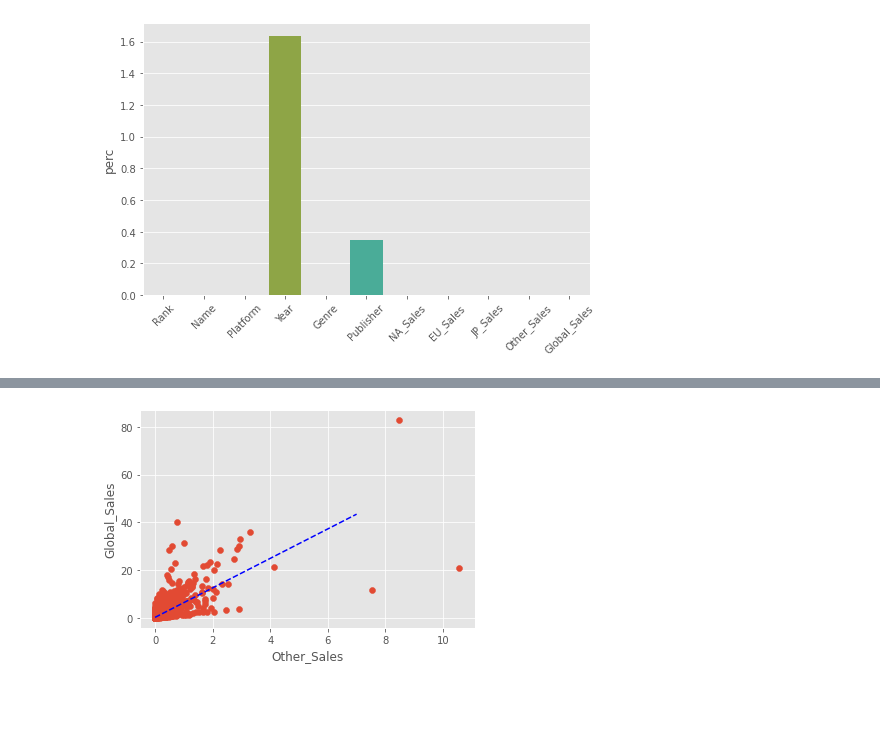
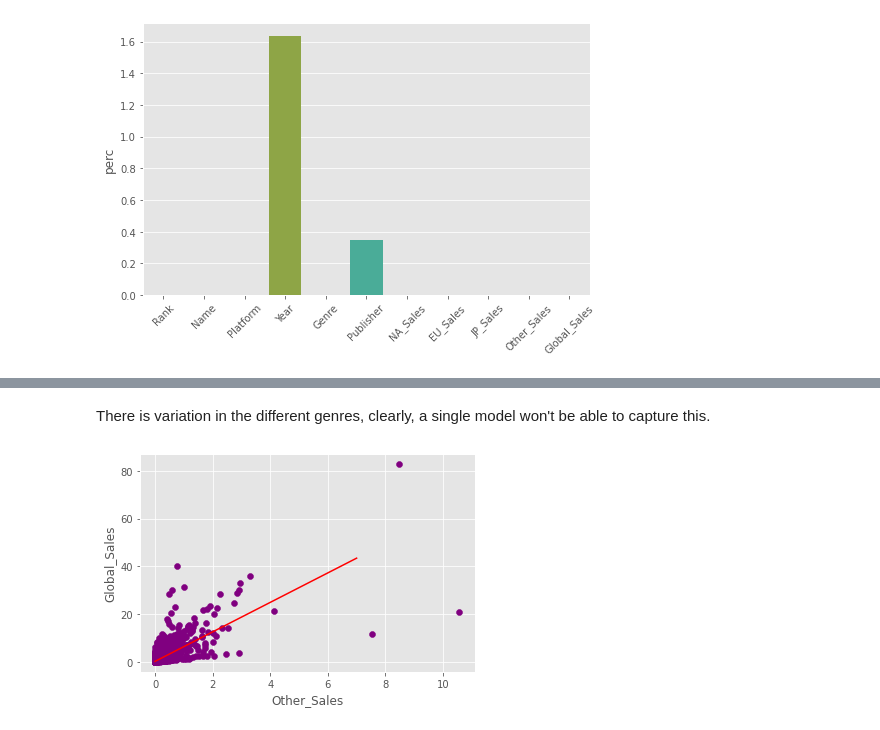
Before and after one commit to ada-k/HierarchicalModeling, a Jupyter notebook: hm.ipynb, the cells around one changed output, grey strips where cells are left out. Drawn from its saved outputs; the diff is of its cells as text; code cells hidden in the pictures; blank space fills up the shorter version.

Commit message:
hm modeling, accuracy not at its best - just implementation

```diff
--- a/hm.ipynb
+++ b/hm.ipynb
@@ -64,18 +66,18 @@ The dataset has 16598 rows and 11 columns.
 # %%
 # unique
 # %%
-# a = data.Platform.unique().tolist()
-# a[:15]
+# # a = data.Platform.unique().tolist()
+# # a[:15]
 
-df = ['_' +str(i) for i in range(15)]
-platforms = data.Platform.unique().tolist()
-dfs = []
-for i, j in zip(df, platforms[:15]):
-    i = data.loc[data.Platform == j]
-    dfs.append(i)
+# df = ['_' +str(i) for i in range(15)]
+# platforms = data.Platform.unique().tolist()
+# dfs = []
+# for i, j in zip(df, platforms[:15]):
+#     i = data.loc[data.Platform == j]
+#     dfs.append(i)
 
-df = dfs[0]
-sns.relplot(df['Other_Sales'], df['Global_Sales'])
+# df = dfs[0]
+# sns.relplot(df['Other_Sales'], df['Global_Sales'])
 # %%
 """ Exploring the relationship between sales in Europe and sales in NA in the platform clusters.
  Then later we can try double clusters: platform and genre."""
@@ -133,0 +127,10 @@ pooled_scatters(data, data['Genre'])
+# %%
+def plot_data(df, ax=None, grp_id=None, **kwargs):
+    if not ax:
+        fig, ax = plt.subplots()
+    ax.scatter(df['Global_Sales'], df['Other_Sales'], color = "purple", **kwargs)
+    return ax
+
+ax = plot_data(data)
+ax.set_xlabel('Global Sales')
+ax.set_ylabel('Other Sales')
@@ -134,28 +165,30 @@ pooled_scatters(data, data['Genre'])
+# %% [markdown]
+There is variation in the different genres, clearly, a single model won't be able to capture this.
 # %%
 # unpooled modeling
 
 # fitting an ols model on entire dataset to explore relationship between other sales and global sales
 
 from statsmodels.formula.api import ols
 
 unpooled_model = ols('Global_Sales ~ Other_Sales', data).fit()
 unpooled_est = unpooled_model.params
 
 o = unpooled_est['Other_Sales']
 i = unpooled_est['Intercept']
 
-plt.scatter(data['Other_Sales'], data['Global_Sales'])
+plt.scatter(data['Other_Sales'], data['Global_Sales'], color = 'purple')
 plt.xlabel('Other_Sales')
 plt.ylabel('Global_Sales')
 
 # plot line with slope and intercept
 def abline(slope, intercept, ax=None, **kwargs):
     """Plot a line from slope and intercept"""
     axes = ax if ax else plt.gca()
     x_vals = np.array([0,7])
     y_vals = intercept + slope * x_vals
     axes.plot(x_vals, y_vals,  **kwargs)
 
-abline(o, i, linestyle='--', color='blue')
+abline(o, i, linestyle='-', color='red')
 # %% [output]
-[figure, old version]
+[figure, new version]
```
Also changed, not shown: parts of 23 cells of this notebook.
